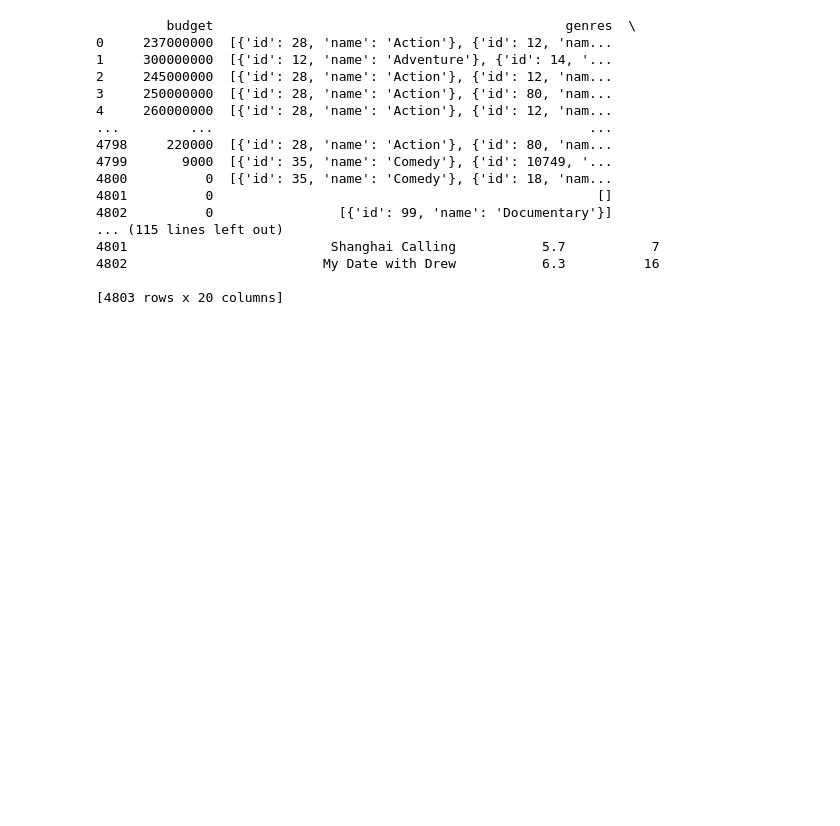
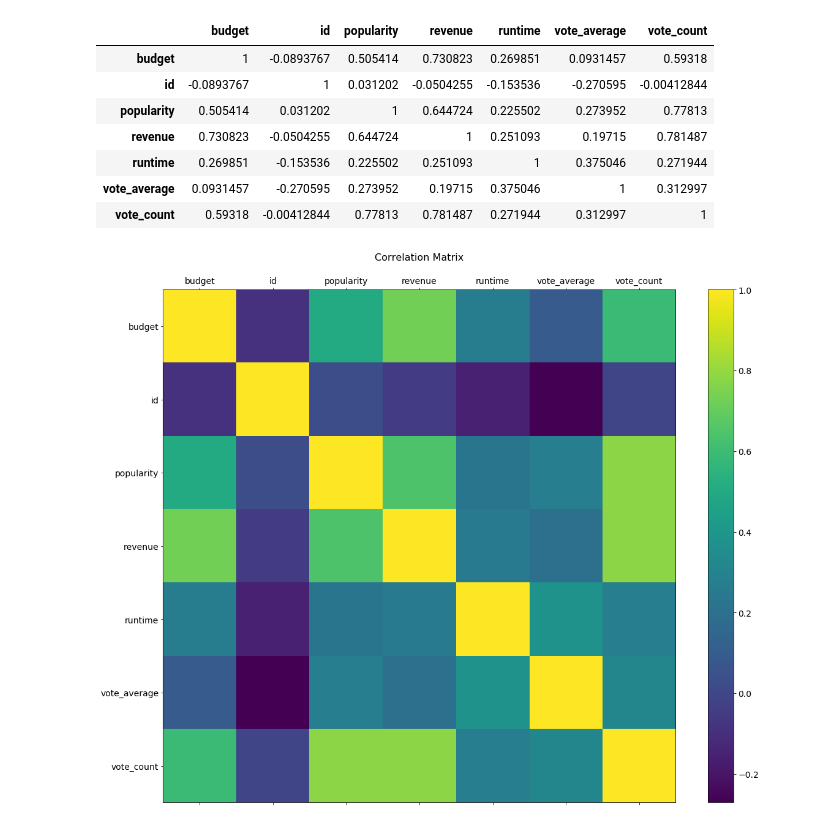
Before and after one commit to jzhan2543/fall19ml-moviepredictions, a Jupyter notebook: movie_notebook.ipynb, the cells around one changed output. Cells and saved outputs as stored; diff of their text form; code cells hidden in the pictures; blank space fills up the shorter version.

Commit message:
added correlation matrix

```diff
--- a/movie_notebook.ipynb
+++ b/movie_notebook.ipynb
@@ -9,32 +9,37 @@ import warnings
 # %%
 #loads the movie dataset with release date
 def load_tmdb_movies(path):
     file = pd.read_csv(path)
     file['release_date'] = pd.to_datetime(file['release_date']).apply(lambda x: x.date()) #convert to date time for us
     json_columns = ['genres', 'keywords', 'production_countries', 'production_companies', 'spoken_languages'] #these are json cols
     for column in json_columns:
         file[column] = file[column].apply(json.loads)
     return file
 
-print(load_tmdb_movies("./tmdb-movie-metadata/tmdb_5000_movies.csv"))
+movies = load_tmdb_movies("./tmdb-movie-metadata/tmdb_5000_movies.csv")
+movies.head()
+
+cols = [x for x in movies.columns if type(movies[x][0]) == np.int64 or type(movies[x][0]) == np.float64]
+f = plt.figure(figsize=(19, 15))
+plt.matshow(movies.corr(), fignum=f.number)
+plt.xticks(range(len(cols)), cols, fontsize=14)
+plt.yticks(range(len(cols)), cols, fontsize=14)
+cb = plt.colorbar()
+cb.ax.tick_params(labelsize=14)
+plt.title('Correlation Matrix', fontsize=16);
+
+corr = movies.corr()
+corr.style.background_gradient(cmap='coolwarm')
 # %% [output]
-         budget                                             genres  \
-0     237000000  [{'id': 28, 'name': 'Action'}, {'id': 12, 'nam...
-1     300000000  [{'id': 12, 'name': 'Adventure'}, {'id': 14, '...
-2     245000000  [{'id': 28, 'name': 'Action'}, {'id': 12, 'nam...
-3     250000000  [{'id': 28, 'name': 'Action'}, {'id': 80, 'nam...
-4     260000000  [{'id': 28, 'name': 'Action'}, {'id': 12, 'nam...
-...         ...                                                ...
-4798     220000  [{'id': 28, 'name': 'Action'}, {'id': 80, 'nam...
-4799       9000  [{'id': 35, 'name': 'Comedy'}, {'id': 10749, '...
-4800          0  [{'id': 35, 'name': 'Comedy'}, {'id': 18, 'nam...
-4801          0                                                 []
-4802          0                [{'id': 99, 'name': 'Documentary'}]
-... (115 lines left out)
-4801                          Shanghai Calling           5.7           7
-4802                         My Date with Drew           6.3          16
-
-[4803 rows x 20 columns]
+|  | budget | id | popularity | revenue | runtime | vote_average | vote_count |
+| budget | 1 | -0.0893767 | 0.505414 | 0.730823 | 0.269851 | 0.0931457 | 0.59318 |
+| id | -0.0893767 | 1 | 0.031202 | -0.0504255 | -0.153536 | -0.270595 | -0.00412844 |
+| popularity | 0.505414 | 0.031202 | 1 | 0.644724 | 0.225502 | 0.273952 | 0.77813 |
+| revenue | 0.730823 | -0.0504255 | 0.644724 | 1 | 0.251093 | 0.19715 | 0.781487 |
+| runtime | 0.269851 | -0.153536 | 0.225502 | 0.251093 | 1 | 0.375046 | 0.271944 |
+| vote_average | 0.0931457 | -0.270595 | 0.273952 | 0.19715 | 0.375046 | 1 | 0.312997 |
+| vote_count | 0.59318 | -0.00412844 | 0.77813 | 0.781487 | 0.271944 | 0.312997 | 1 |
+[figure, added]
 # %%
 def load_tmdb_credits(path):
     file = pd.read_csv(path)
```
Also changed, not shown: parts of 1 cell of this notebook.
